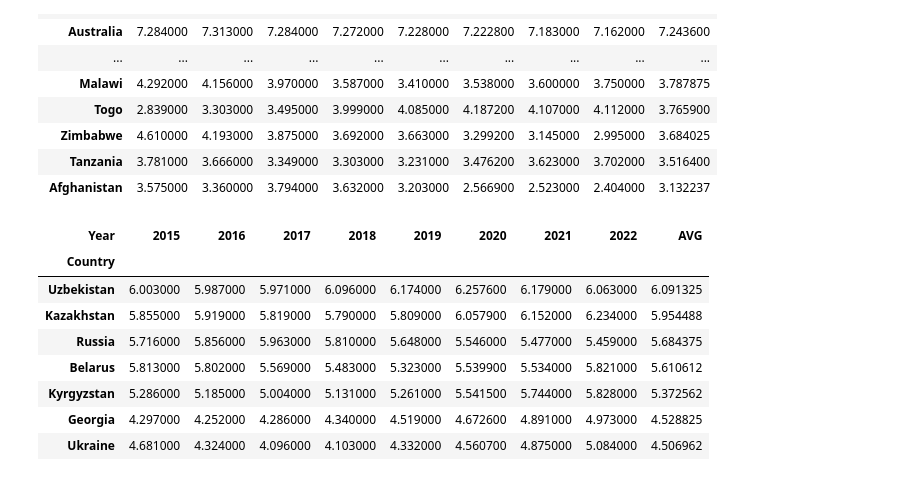
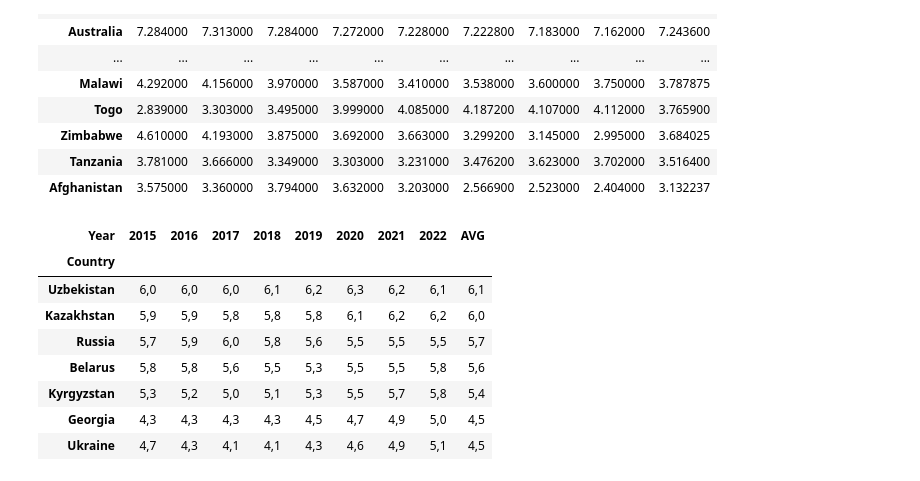
Before and after one commit to NadezhdaGruzdeva/GB-graduate-work-World-Happiness-Report-up-to-2022, a Jupyter notebook: World Happiness Report up to 2022.ipynb, the cells around one changed output. Drawn from its saved outputs; the diff is of its cells as text; code cells hidden in the pictures.

```diff
--- a/World Happiness Report up to 2022.ipynb
+++ b/World Happiness Report up to 2022.ipynb
@@ -275 +245,13 @@ for i in n:
+# %%
+df = pd.concat([df15, df16, df17, df18, df19, df20, df21, df22])[[
+    'Country',
+    'Happiness Rank',
+    'Happiness Score',
+    'Economy (GDP per Capita)',
+    'Social support',
+    'Health (Life Expectancy)',
+    'Freedom',
+    'Trust (Government Corruption)',
+    'Generosity',
+    'Year']]
 # %%
@@ -572,14 +464,16 @@ datapivothappiness_score.style.apply(lambda x: ['background: blue' if x.name in
 # %%
 short_list = ['Russia', 'Belarus', 'Ukraine', 'Kazakhstan', 'Uzbekistan', 'Kyrgyzstan', 'Georgia']
 # %%
-datapivothappiness_score[datapivothappiness_score.index.isin (short_list)].style.background_gradient(cmap='Greens')
+datapivothappiness_score[datapivothappiness_score.index.isin (short_list)].style\
+    .background_gradient(cmap='Greens')\
+    .format(precision=1, thousands=".", decimal=",")
 # %% [output]
 | Year | 2015 | 2016 | 2017 | 2018 | 2019 | 2020 | 2021 | 2022 | AVG |
 | Country |  |  |  |  |  |  |  |  |  |
-| Uzbekistan | 6.003000 | 5.987000 | 5.971000 | 6.096000 | 6.174000 | 6.257600 | 6.179000 | 6.063000 | 6.091325 |
-| Kazakhstan | 5.855000 | 5.919000 | 5.819000 | 5.790000 | 5.809000 | 6.057900 | 6.152000 | 6.234000 | 5.954488 |
-| Russia | 5.716000 | 5.856000 | 5.963000 | 5.810000 | 5.648000 | 5.546000 | 5.477000 | 5.459000 | 5.684375 |
-| Belarus | 5.813000 | 5.802000 | 5.569000 | 5.483000 | 5.323000 | 5.539900 | 5.534000 | 5.821000 | 5.610612 |
-| Kyrgyzstan | 5.286000 | 5.185000 | 5.004000 | 5.131000 | 5.261000 | 5.541500 | 5.744000 | 5.828000 | 5.372562 |
-| Georgia | 4.297000 | 4.252000 | 4.286000 | 4.340000 | 4.519000 | 4.672600 | 4.891000 | 4.973000 | 4.528825 |
-| Ukraine | 4.681000 | 4.324000 | 4.096000 | 4.103000 | 4.332000 | 4.560700 | 4.875000 | 5.084000 | 4.506962 |
+| Uzbekistan | 6,0 | 6,0 | 6,0 | 6,1 | 6,2 | 6,3 | 6,2 | 6,1 | 6,1 |
+| Kazakhstan | 5,9 | 5,9 | 5,8 | 5,8 | 5,8 | 6,1 | 6,2 | 6,2 | 6,0 |
+| Russia | 5,7 | 5,9 | 6,0 | 5,8 | 5,6 | 5,5 | 5,5 | 5,5 | 5,7 |
+| Belarus | 5,8 | 5,8 | 5,6 | 5,5 | 5,3 | 5,5 | 5,5 | 5,8 | 5,6 |
+| Kyrgyzstan | 5,3 | 5,2 | 5,0 | 5,1 | 5,3 | 5,5 | 5,7 | 5,8 | 5,4 |
+| Georgia | 4,3 | 4,3 | 4,3 | 4,3 | 4,5 | 4,7 | 4,9 | 5,0 | 4,5 |
+| Ukraine | 4,7 | 4,3 | 4,1 | 4,1 | 4,3 | 4,6 | 4,9 | 5,1 | 4,5 |
```
Also changed, not shown: parts of 32 cells of this notebook.
